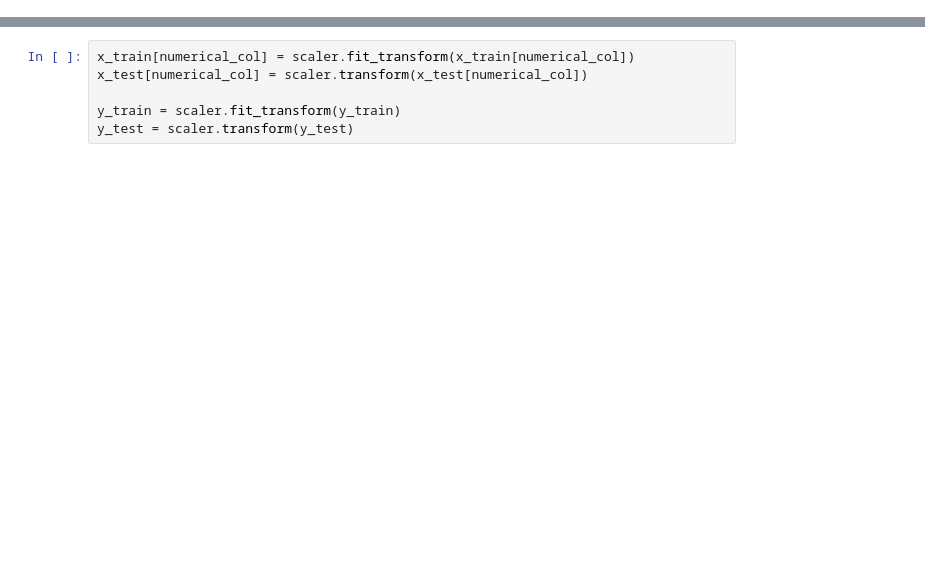
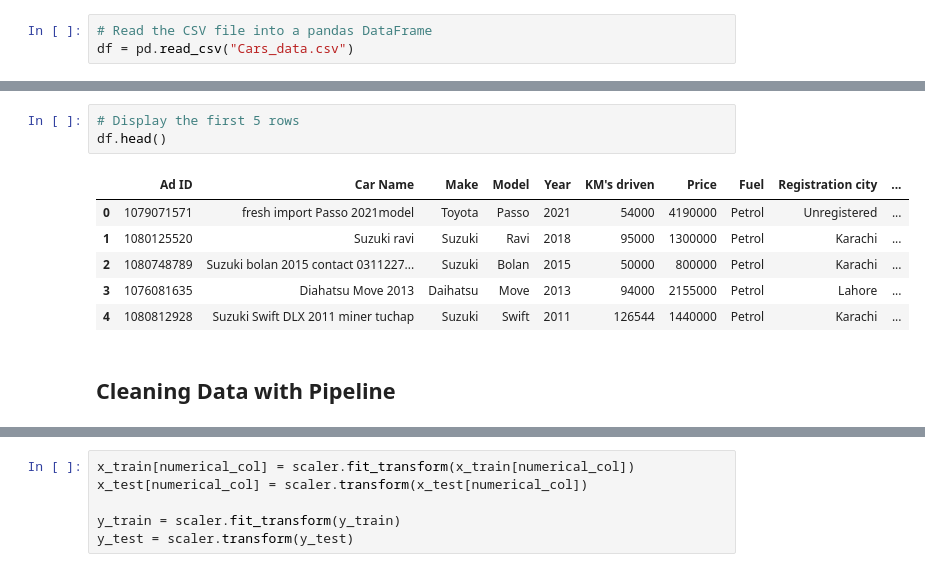
Before and after one commit to Syed-Nihaal/Used-Cars-Dataset-Analysis-CW2, a Jupyter notebook: CW2.ipynb, the cells around one changed output, grey strips where cells are left out. Cells and saved outputs as stored; diff of their text form; blank space fills up the shorter version.

Commit message:
v1
Updated notebook data cleaning and pre-processing

Co-Authored-By: Aryan Kawade <aktron16@gmail.com>
Co-Authored-By: Jake <200590001+JakeSajith@users.noreply.github.com>

```diff
--- a/CW2.ipynb
+++ b/CW2.ipynb
@@ -330,0 +30,3 @@ scaler = StandardScaler()
+# %%
+# Read the CSV file into a pandas DataFrame
+df = pd.read_csv("Cars_data.csv")
@@ -330,0 +82,12 @@ scaler = StandardScaler()
+# %%
+# Display the first 5 rows
+df.head()
+# %% [output]
+|  | Ad ID | Car Name | Make | Model | Year | KM's driven | Price | Fuel | Registration city | ... |
+| 0 | 1079071571 | fresh import Passo 2021model | Toyota | Passo | 2021 | 54000 | 4190000 | Petrol | Unregistered | ... |
+| 1 | 1080125520 | Suzuki ravi | Suzuki | Ravi | 2018 | 95000 | 1300000 | Petrol | Karachi | ... |
+| 2 | 1080748789 | Suzuki bolan 2015 contact 0311227... | Suzuki | Bolan | 2015 | 50000 | 800000 | Petrol | Karachi | ... |
+| 3 | 1076081635 | Diahatsu Move 2013 | Daihatsu | Move | 2013 | 94000 | 2155000 | Petrol | Lahore | ... |
+| 4 | 1080812928 | Suzuki Swift DLX 2011 miner tuchap | Suzuki | Swift | 2011 | 126544 | 1440000 | Petrol | Karachi | ... |
+# %% [markdown]
+## Cleaning Data with Pipeline
```
Also changed, not shown: parts of 67 cells of this notebook, 3 other files.
